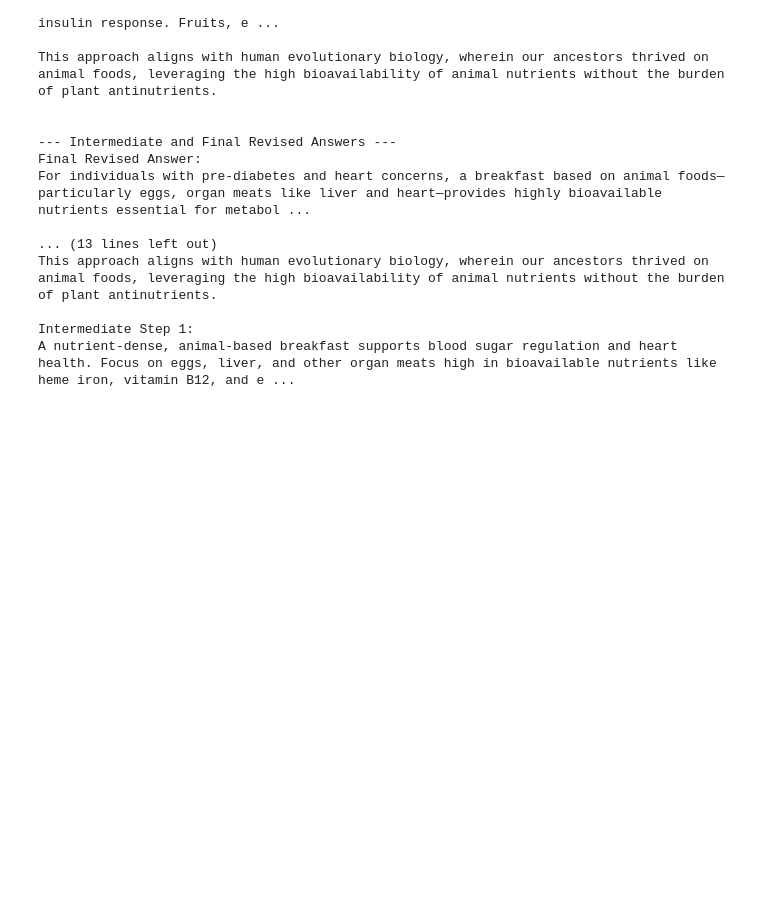
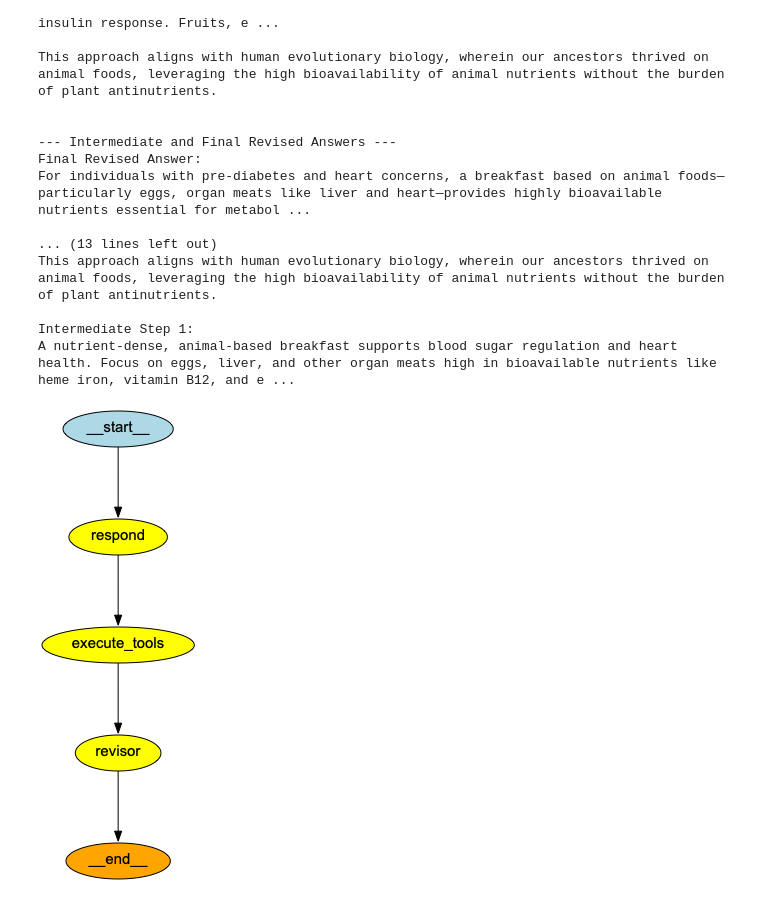
Before and after one commit to delmaguey/LangGraph101, a Jupyter notebook: Reflexion-Agent-External-Knowledge.ipynb, the cells around one changed output. Saved outputs shown, nothing was run; the diff lists cells and outputs as text; code cells hidden in the pictures; blank space fills up the shorter version.

Commit message:
Added graph image to illustrate workflow

```diff
--- a/Reflexion-Agent-External-Knowledge.ipynb
+++ b/Reflexion-Agent-External-Knowledge.ipynb
@@ -332,11 +332,11 @@ graph.set_entry_point("respond")
 # %% [markdown]
 ## Running the Agent
 # %%
-app = graph.compile()
+workflow = graph.compile()
 
 invoke_question = "I'm pre-diabetic and need to lower my blood sugar, and I have heart issues. What breakfast foods should I eat and avoid"
 
-responses = app.invoke({'messages': [HumanMessage(content=invoke_question)]})
+responses = workflow.invoke({'messages': [HumanMessage(content=invoke_question)]})
 
 responses
 # %%
@@ -379,3 +379,9 @@ This approach aligns with human evolutionary biology, wherein our ancestors thri
 
 Intermediate Step 1:
 A nutrient-dense, animal-based breakfast supports blood sugar regulation and heart health. Focus on eggs, liver, and other organ meats high in bioavailable nutrients like heme iron, vitamin B12, and e ...
+# %%
+from IPython.display import Image, display
+
+display(Image(workflow.get_graph().draw_png()))
+# %% [output]
+[figure, added]
```
